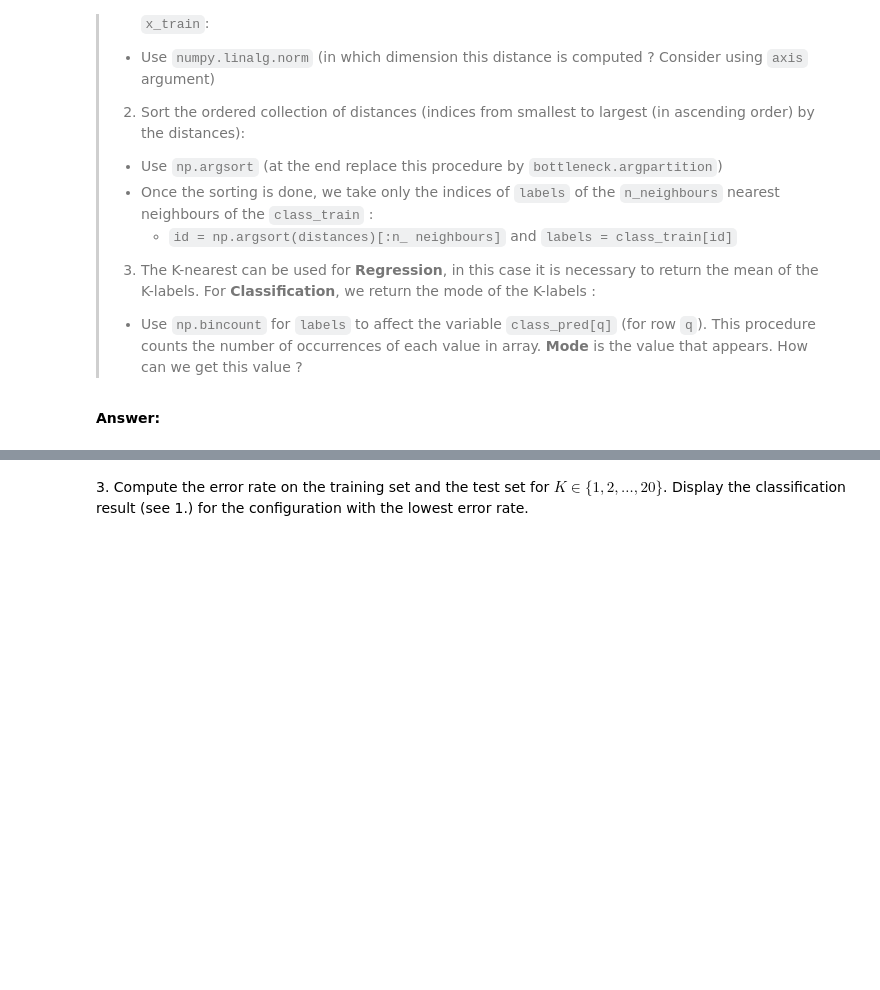
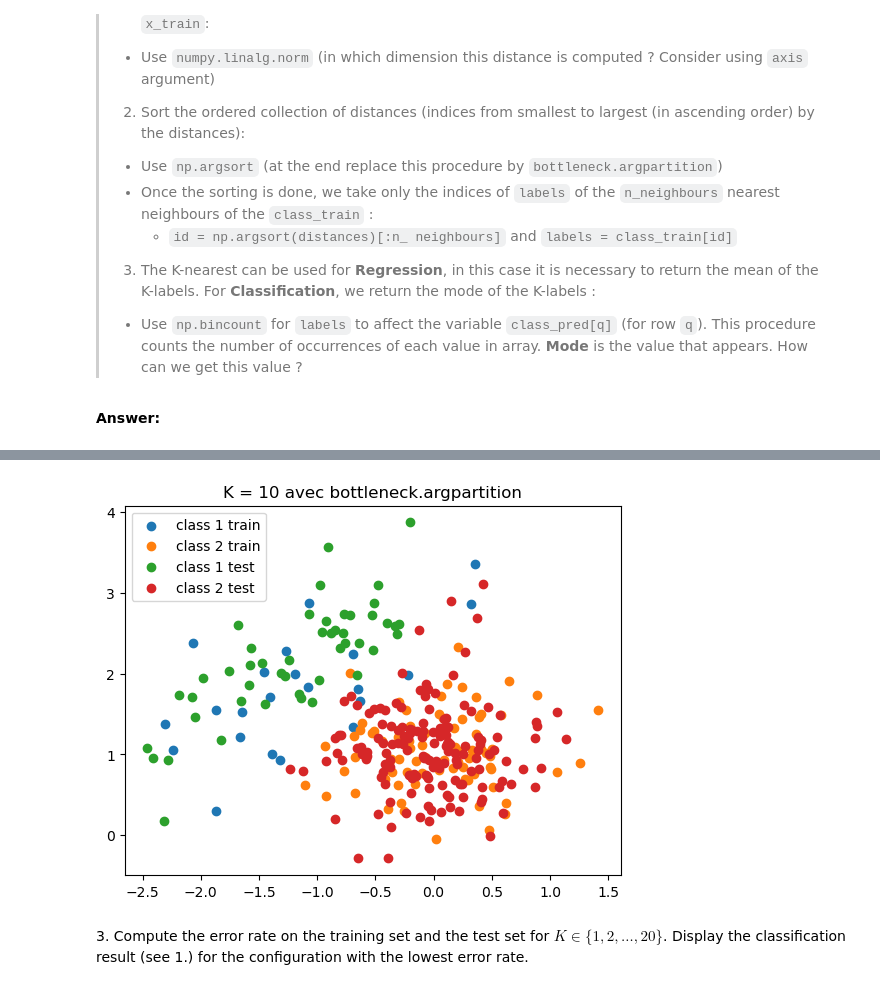
Before and after one commit to Ptiroro/python_sdia, a Jupyter notebook: Labs/Lab4/lab4.ipynb, the cells around one changed output, grey strips where cells are left out. Cells and saved outputs as stored; diff of their text form; code cells hidden in the pictures; blank space fills up the shorter version.

```diff
--- a/Labs/Lab4/lab4.ipynb
+++ b/Labs/Lab4/lab4.ipynb
@@ -139,3 +141,36 @@ plt.show()
+# %%
+def knn_classification_bottleneck_argpartition(x_train, class_train, x_test, K):
+    N_test = x_test.shape[0]
+    class_pred = np.zeros(N_test)
+
+    for q in range(N_test):
+        distances = np.linalg.norm(x_train - x_test[q, np.newaxis], axis=1)
+
+        nearest_neighbors = bottleneck.argpartition(distances, kth = K)[:K]
+        nearest_labels = class_train[nearest_neighbors]
+
+        class_pred[q] = np.bincount(nearest_labels.astype(int)).argmax()
+
+    return class_pred
+# %%
+label_pred = knn_classification_bottleneck_argpartition(x_train, class_train, x_test, 10)
+
+x_train_class1 = x_train[class_train == 1]
+x_train_class2 = x_train[class_train == 2]
+plt.scatter(x_train_class1[:,0], x_train_class1[:,1], label = 'class 1 train')
+plt.scatter(x_train_class2[:,0], x_train_class2[:,1], label = 'class 2 train')
+
+
+x_test_pred1 = x_test[label_pred == 1]
+x_test_pred2 = x_test[label_pred == 2]
+plt.scatter(x_test_pred1[:, 0], x_test_pred1[:, 1], label = 'class 1 test')
+plt.scatter(x_test_pred2[:, 0], x_test_pred2[:, 1], label = 'class 2 test')
+
+plt.title('K = 10 avec bottleneck.argpartition')
+plt.legend(loc=0)
+plt.show()
+# %% [output]
+[figure, added]
 # %% [markdown]
 3\. Compute the error rate on the training set and the test set for $K \in \{1,2, \dotsc, 20\}$. Display the classification result (see 1.) for the configuration with the lowest error rate.
 # %% [markdown]
```
Also changed, not shown: parts of 8 cells of this notebook.
